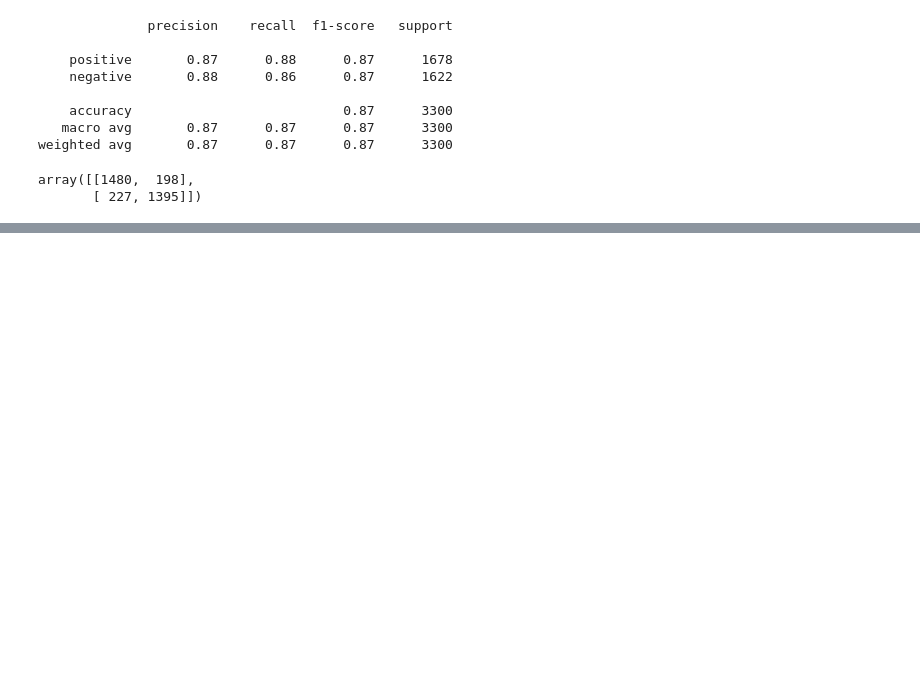
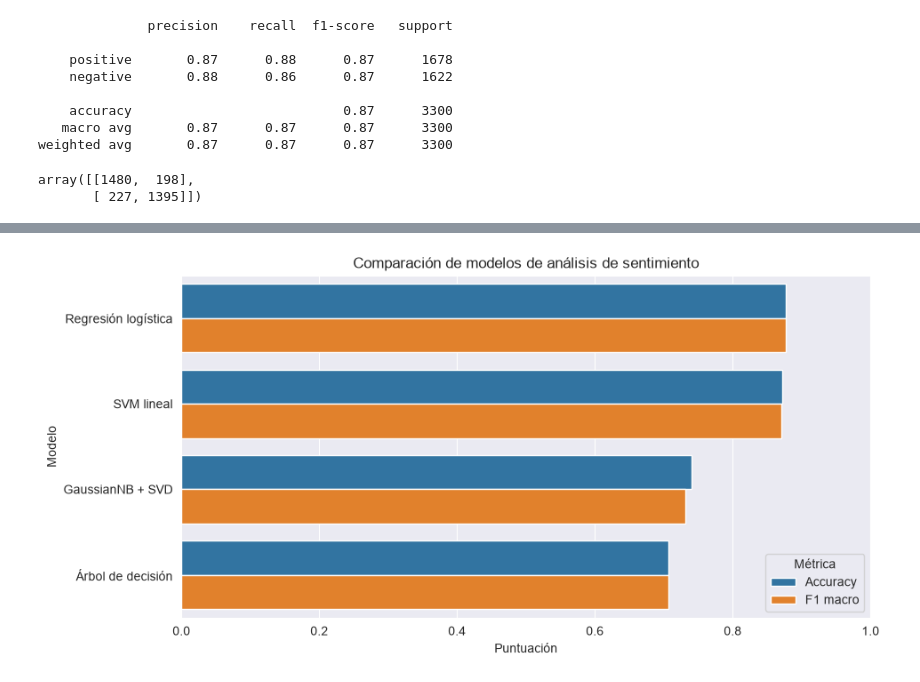
Before and after one commit to paseustedmau/procesamiento_ln, a Jupyter notebook: 1_analisis_sentimiento.ipynb, the cells around one changed output, grey strips where cells are left out. Cells and saved outputs as stored; diff of their text form; code cells hidden in the pictures; blank space fills up the shorter version.

Commit message:
Comparar modelos alternativos de clasificación

```diff
--- a/1_analisis_sentimiento.ipynb
+++ b/1_analisis_sentimiento.ipynb
@@ -176,0 +181,34 @@ array([[1480,  198],
+# %%
+from sklearn.linear_model import LogisticRegression
+from sklearn.naive_bayes import GaussianNB
+from sklearn.tree import DecisionTreeClassifier
+from sklearn.decomposition import TruncatedSVD
+
+modelos = {
+    'SVM lineal': svc,
+    'Regresión logística': LogisticRegression(max_iter=1000, random_state=42),
+    'Árbol de decisión': DecisionTreeClassifier(random_state=42),
+}
+
+predicciones = {'SVM lineal': svc.predict(test_x_vector)}
+for nombre, modelo in modelos.items():
+    if nombre != 'SVM lineal':
+        modelo.fit(train_x_vector, train_y)
+        predicciones[nombre] = modelo.predict(test_x_vector)
+
+svd = TruncatedSVD(n_components=100, random_state=42)
+train_x_reducido = svd.fit_transform(train_x_vector)
+test_x_reducido = svd.transform(test_x_vector)
+gaussian_nb = GaussianNB()
+gaussian_nb.fit(train_x_reducido, train_y)
+predicciones['GaussianNB + SVD'] = gaussian_nb.predict(test_x_reducido)
+# %%
+resultados = pd.DataFrame([
+    {
+        'Modelo': nombre,
+        'Accuracy': (prediccion == test_y).mean(),
+        'F1 macro': f1_score(test_y, prediccion, average='macro')
+    }
+    for nombre, prediccion in predicciones.items()
+]).sort_values('F1 macro', ascending=False).reset_index(drop=True)
+resultados
@@ -176,0 +221,11 @@ array([[1480,  198],
+# %%
+resultados_grafica = resultados.melt(
+    id_vars='Modelo', var_name='Métrica', value_name='Puntuación'
+)
+plt.figure(figsize=(10, 5))
+sns.barplot(data=resultados_grafica, x='Puntuación', y='Modelo', hue='Métrica')
+plt.xlim(0, 1)
+plt.title('Comparación de modelos de análisis de sentimiento')
+plt.show()
+# %% [output]
+[figure, added]
```
Also changed, not shown: parts of 3 cells of this notebook.
